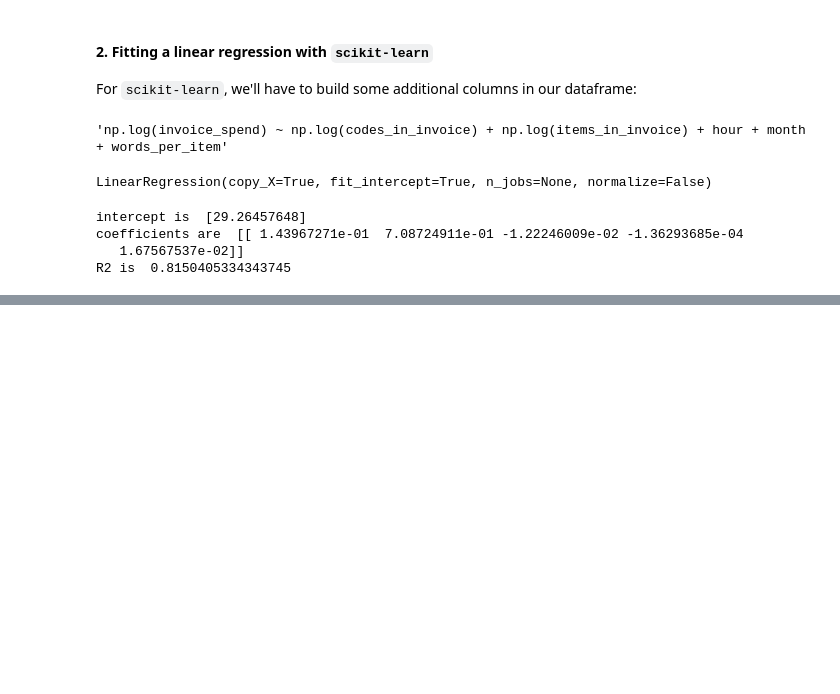
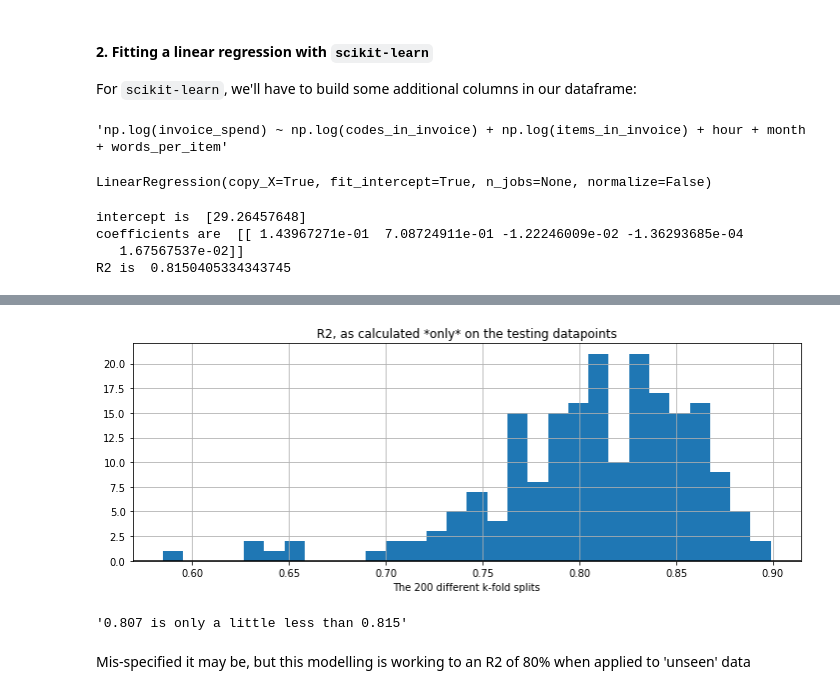
Before and after one commit to jeremy-large/ox-sbs-ml-bd, a Jupyter notebook: notebooks/class_2.ipynb, the cells around one changed output, grey strips where cells are left out. Saved outputs shown, nothing was run; the diff lists cells and outputs as text; code cells hidden in the pictures; blank space fills up the shorter version.

```diff
--- a/notebooks/class_2.ipynb
+++ b/notebooks/class_2.ipynb
@@ -307,0 +376,10 @@ reg = LinearRegression()
+# %%
+mfe_r2_diag(scores, histogram=True)
+# %% [output]
+[figure, added]
+# %%
+f"{np.round(mean(scores), 3)} is only a little less than {np.round(reg_all.score(X, y), 3)}"
+# %% [output]
+'0.807 is only a little less than 0.815'
+# %% [markdown]
+Mis-specified it may be, but this modelling is working to an R2 of 80% when applied to 'unseen' data
```
Also changed, not shown: parts of 25 cells of this notebook.
